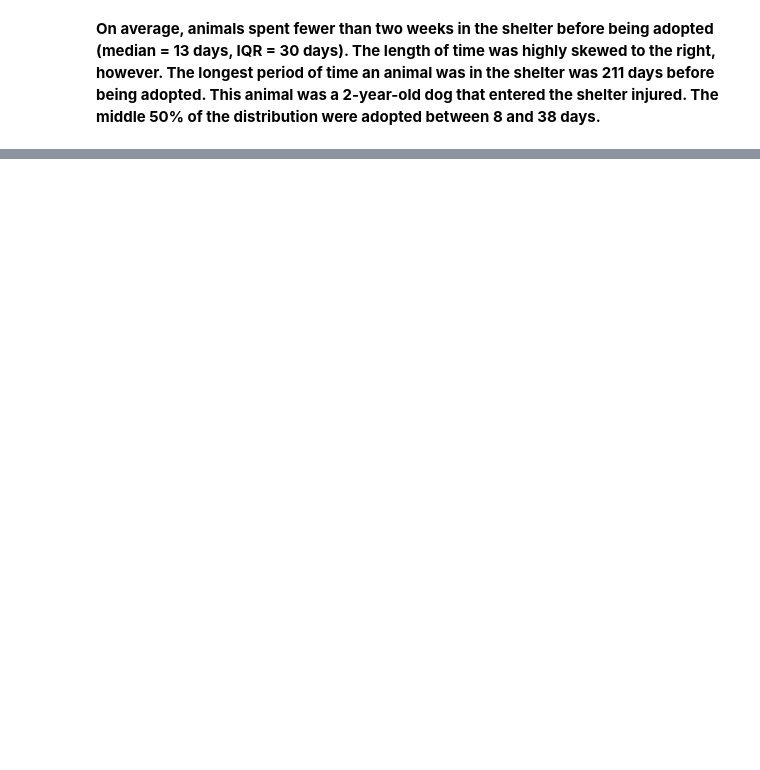
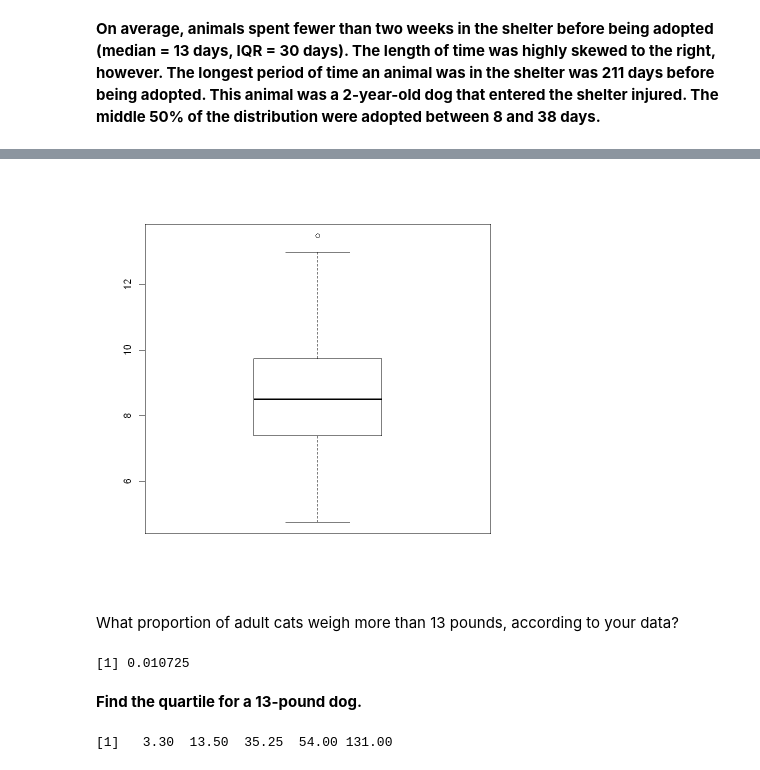
Before and after one commit to LeonardoSMSoares/Foundations-of-Data-Analysis-with-R, a Jupyter notebook: Lab 2 - Austin Animal Shelter.ipynb, the cells around one changed output, grey strips where cells are left out. Cells and saved outputs as stored; diff of their text form; code cells hidden in the pictures; blank space fills up the shorter version.

```diff
--- a/Lab 2 - Austin Animal Shelter.ipynb
+++ b/Lab 2 - Austin Animal Shelter.ipynb
@@ -156,0 +206,16 @@ A data.frame: 6 × 24
+# %%
+boxplot(CatAdult$Weight)
+# %% [output]
+[figure, added]
+# %% [markdown]
+What proportion of adult cats weigh more than 13 pounds, according to your data?
+# %%
+1-pnorm(2.29996869276786)
+# %% [output]
+[1] 0.010725
+# %% [markdown]
+**Find the quartile for a 13-pound dog.**
+# %%
+fivenum(DogAdult$Weight)
+# %% [output]
+[1]   3.30  13.50  35.25  54.00 131.00
```
Also changed, not shown: parts of 30 cells of this notebook.
